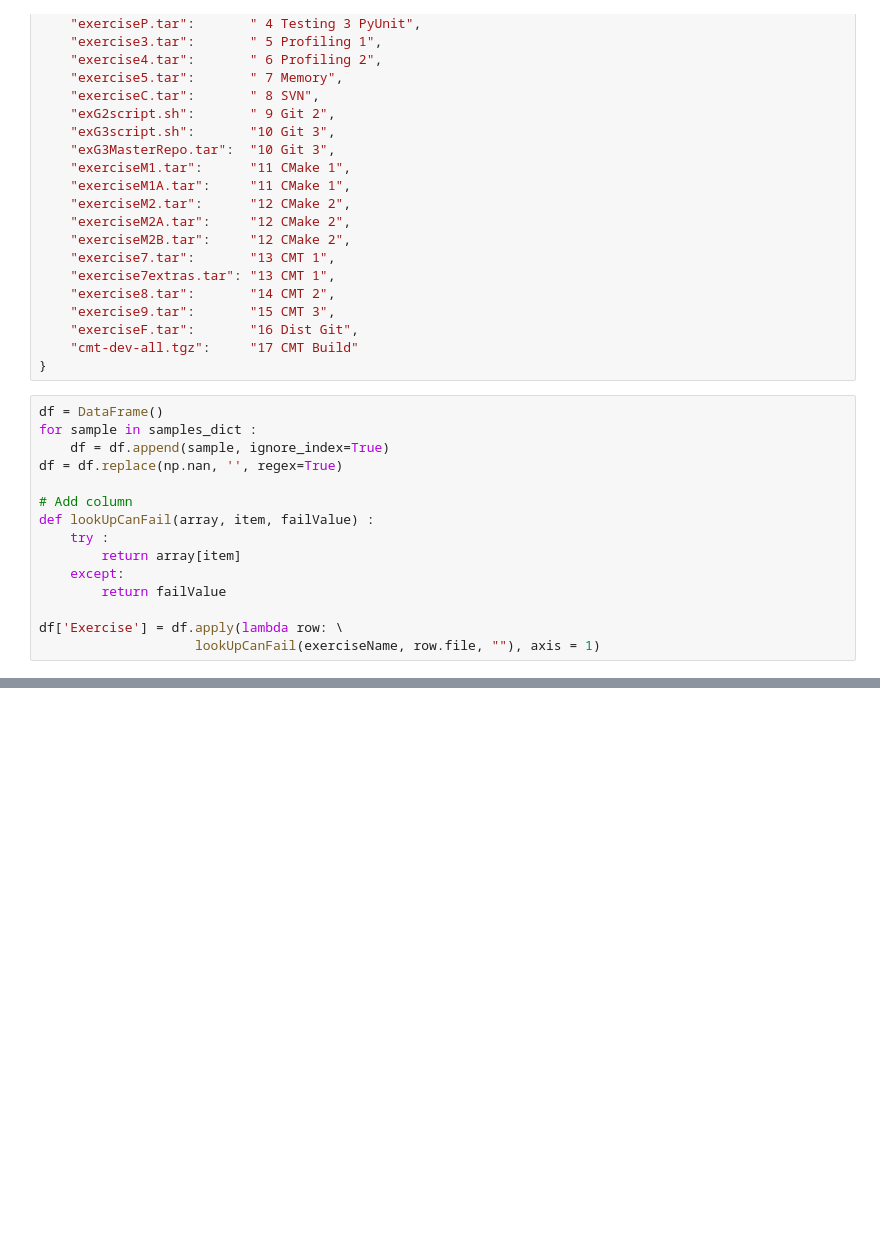
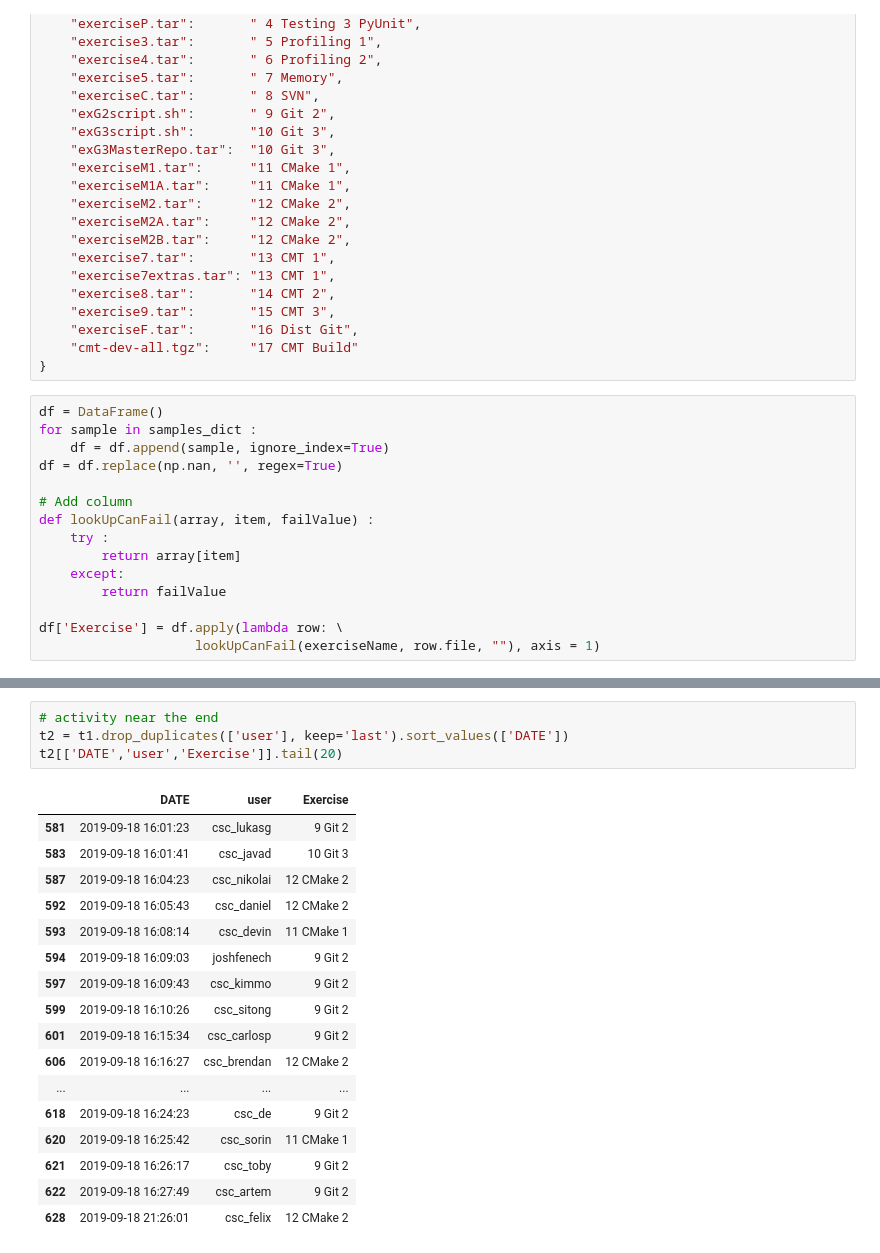
Before and after one commit to bobjacobsen/csc-exercises, a Jupyter notebook: Auxiliary/logging/CSC exercises summary.ipynb, the cells around one changed output, grey strips where cells are left out. Cells and saved outputs as stored; diff of their text form; blank space fills up the shorter version.

```diff
--- a/Auxiliary/logging/CSC exercises summary.ipynb
+++ b/Auxiliary/logging/CSC exercises summary.ipynb
@@ -119,3 +227,25 @@ t2[['DATE','user','Exercise']]
+# %%
+# activity near the end
+t2 = t1.drop_duplicates(['user'], keep='last').sort_values(['DATE'])
+t2[['DATE','user','Exercise']].tail(20)
+# %% [output]
+|  | DATE | user | Exercise |
+| 581 | 2019-09-18 16:01:23 | csc_lukasg | 9 Git 2 |
+| 583 | 2019-09-18 16:01:41 | csc_javad | 10 Git 3 |
+| 587 | 2019-09-18 16:04:23 | csc_nikolai | 12 CMake 2 |
+| 592 | 2019-09-18 16:05:43 | csc_daniel | 12 CMake 2 |
+| 593 | 2019-09-18 16:08:14 | csc_devin | 11 CMake 1 |
+| 594 | 2019-09-18 16:09:03 | joshfenech | 9 Git 2 |
+| 597 | 2019-09-18 16:09:43 | csc_kimmo | 9 Git 2 |
+| 599 | 2019-09-18 16:10:26 | csc_sitong | 9 Git 2 |
+| 601 | 2019-09-18 16:15:34 | csc_carlosp | 9 Git 2 |
+| 606 | 2019-09-18 16:16:27 | csc_brendan | 12 CMake 2 |
+| ... | ... | ... | ... |
+| 618 | 2019-09-18 16:24:23 | csc_de | 9 Git 2 |
+| 620 | 2019-09-18 16:25:42 | csc_sorin | 11 CMake 1 |
+| 621 | 2019-09-18 16:26:17 | csc_toby | 9 Git 2 |
+| 622 | 2019-09-18 16:27:49 | csc_artem | 9 Git 2 |
+| 628 | 2019-09-18 21:26:01 | csc_felix | 12 CMake 2 |
 # %%
 # count most recent by Exercise
 t1 = df[df.file.notnull()]
```
Also changed, not shown: parts of 16 cells of this notebook, 14 other files.
